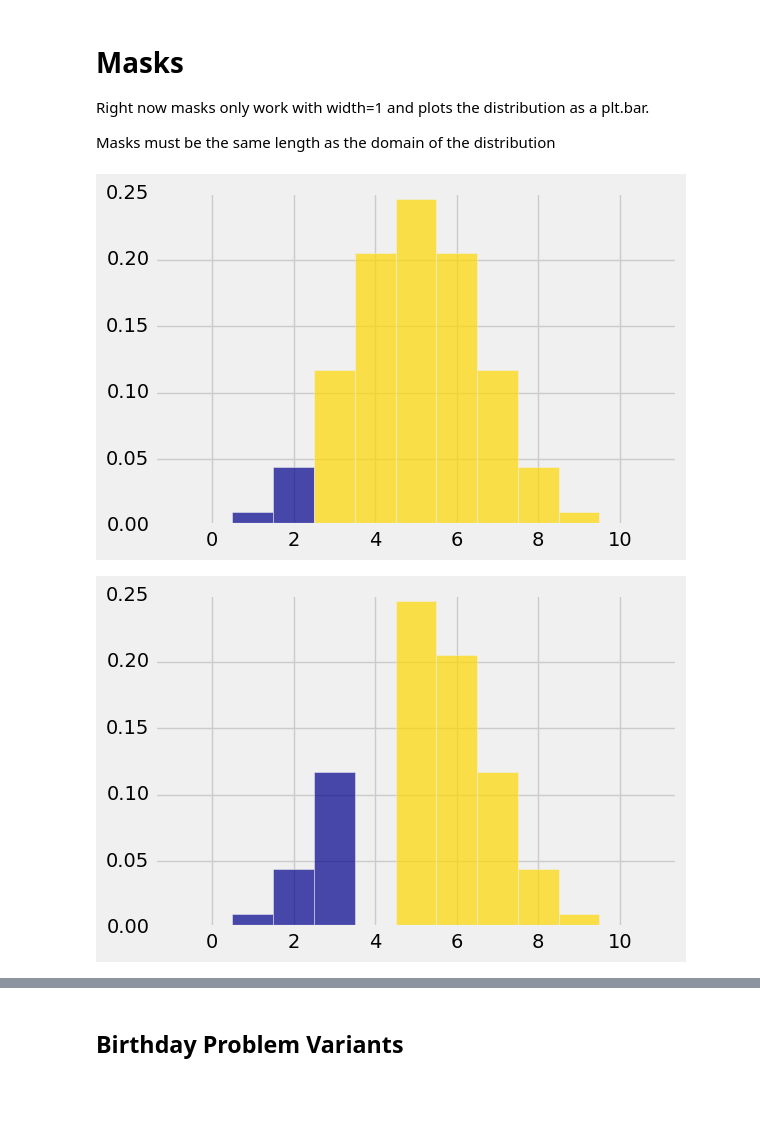
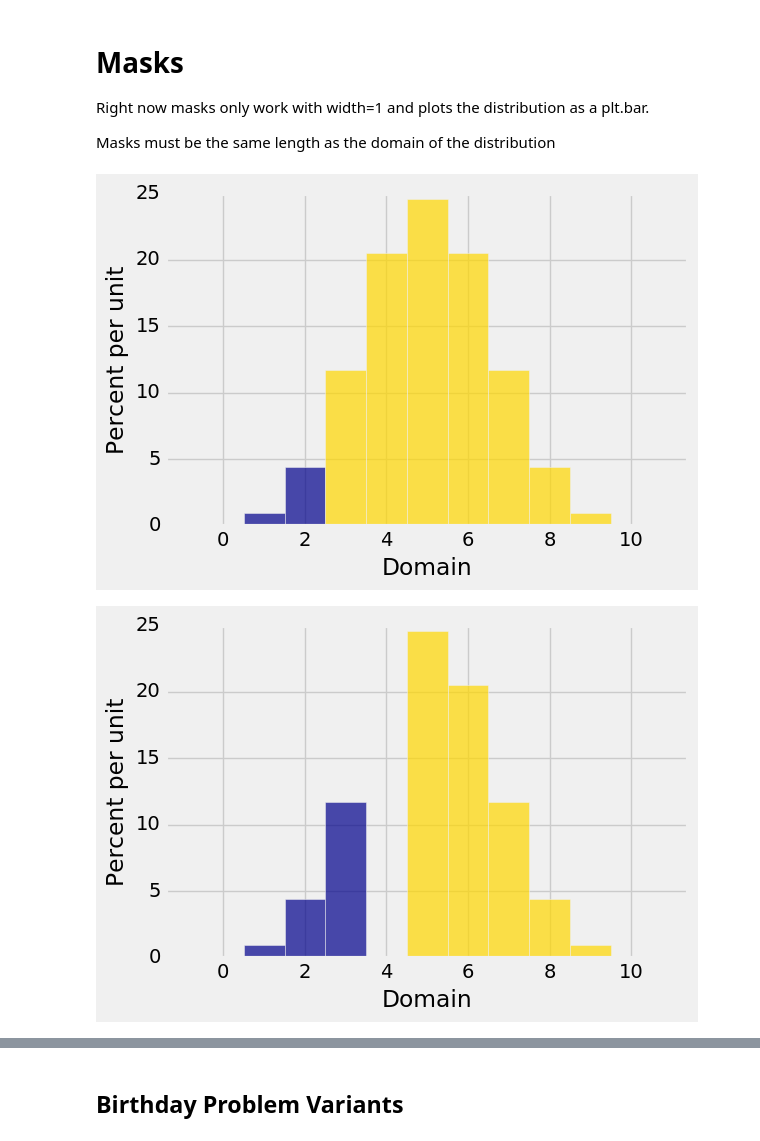
Before and after one commit to prob140/prob140, a Jupyter notebook: Examples.ipynb, the cells around one changed output, grey strips where cells are left out. Drawn from its saved outputs; the diff is of its cells as text; code cells hidden in the pictures; blank space fills up the shorter version.

```diff
--- a/Examples.ipynb
+++ b/Examples.ipynb
@@ -76,6 +77,6 @@ binomial = lambda n,p: lambda x: comb(n,x)*p**x*(1-p)**(n-x)
 n =  10
 p = 0.5
 
-binDist = FiniteDistribution().domain(np.arange(n+1)).probability_function(binomial(n,p))
+binDist = Table().with_column('Values',np.arange(n+1)).probability_function(binomial(n,p))
 binDist
 # %% [output]
@@ -207,13 +182,13 @@ Right now masks only work with width=1 and plots the distribution as a plt.bar.
 Masks must be the same length as the domain of the distribution
 # %%
 domain = np.arange(0,11)
-binDist.plot(mask=domain<3)
+binDist.plot_dist(mask=domain<3)
 # %% [output]
-[figure, old version]
+[figure, new version]
 # %%
-binDist.plot(mask=[domain<4, domain>4])
+binDist.plot_dist(mask=[domain<4, domain>4])
 # %% [output]
-[figure, old version]
+[figure, new version]
 # %%
 ev = binDist.expected_value()
 sd = binDist.sd()
```
Also changed, not shown: parts of 37 cells of this notebook, 3 other files.
